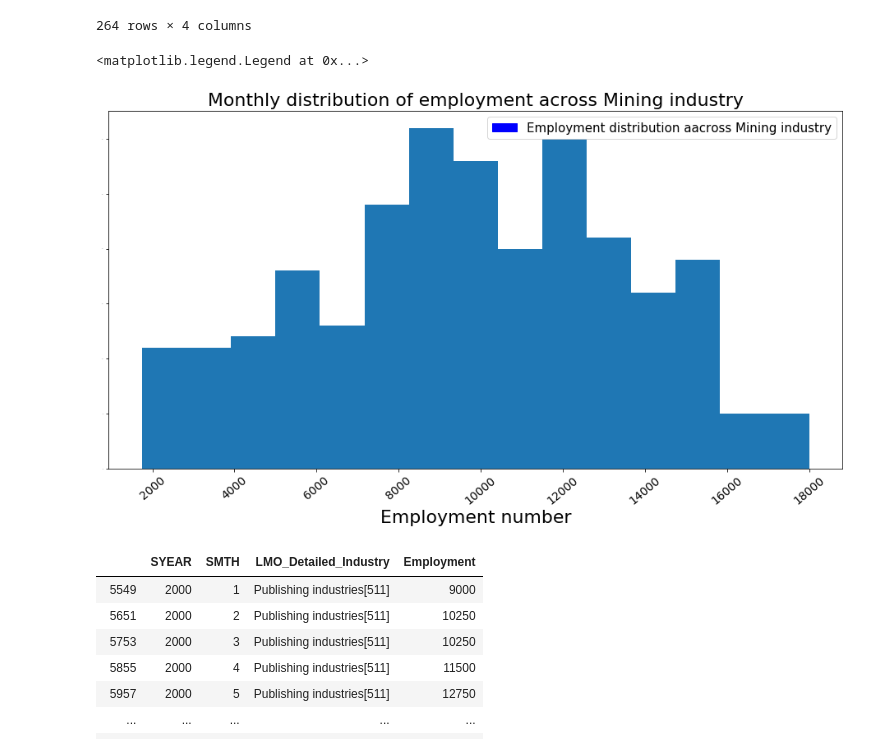
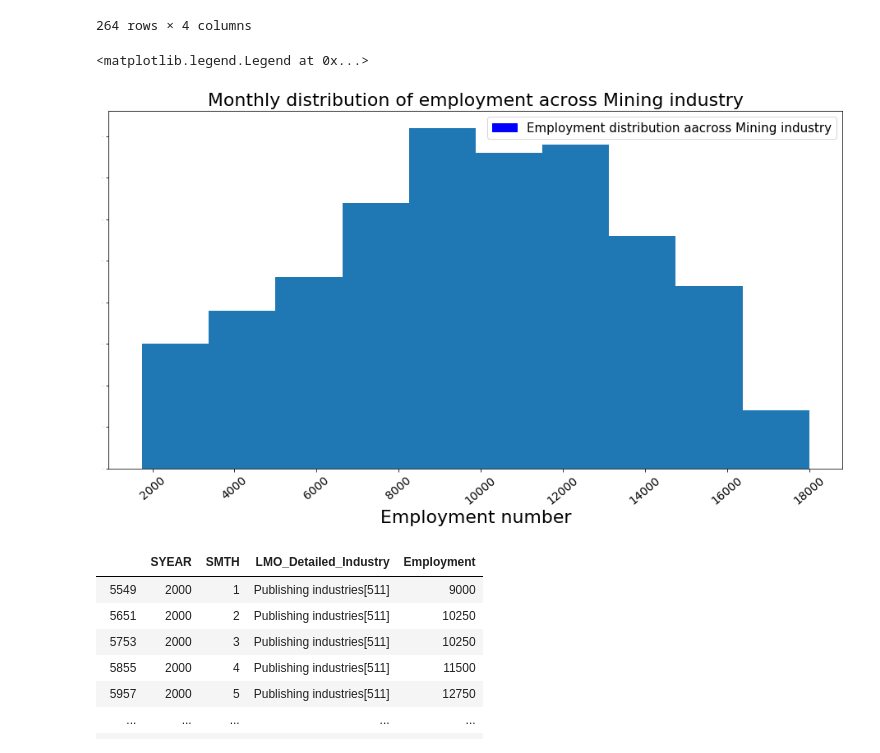
Before and after one commit to Hotlynn2/DATA-ANALYSIS-PYLADIES, a Jupyter notebook: PyLadies Data Analysis.ipynb, the cells around one changed output. Cells and saved outputs as stored; diff of their text form; code cells hidden in the pictures.

```diff
--- a/PyLadies Data Analysis.ipynb
+++ b/PyLadies Data Analysis.ipynb
@@ -538,20 +538,20 @@ Mining_and_quarrying
 264 rows × 4 columns
 # %%
 plt.figure(figsize=(16,8))
-plt.hist(Mining_and_quarrying['Employment'], bins =15)
+plt.hist(Mining_and_quarrying['Employment'], bins =10)
 #plt.plot(years[0], retail_series['Employment'], color = 'b',marker='o', linewidth=1)
 
 plt.xlabel('Employment number', fontsize=22)
 plt.xticks(rotation=40, fontsize = 14)
 #plt.ylabel('Other manufacturing  VS  Other retail', fontsize=22)
 plt.yticks(fontsize = 0.1)
 plt.title('Monthly distribution of employment across Mining industry', fontsize=22)
 #red = patches.Patch(color='blue', label='Other manufacturing')
 blue = patches.Patch(color='blue', label='Employment distribution aacross Mining industry')
 plt.legend(handles=[blue], prop = {'size':15})
 # %% [output]
 <matplotlib.legend.Legend at 0x...>
-[figure, old version]
+[figure, new version]
 # %%
 Publishing_industries = data.loc[data['NAICS'].str.contains('511', na = False)]
 Publishing_industries = Publishing_industries[(Publishing_industries.SYEAR != 2019)]
```
Also changed, not shown: parts of 5 cells of this notebook.
